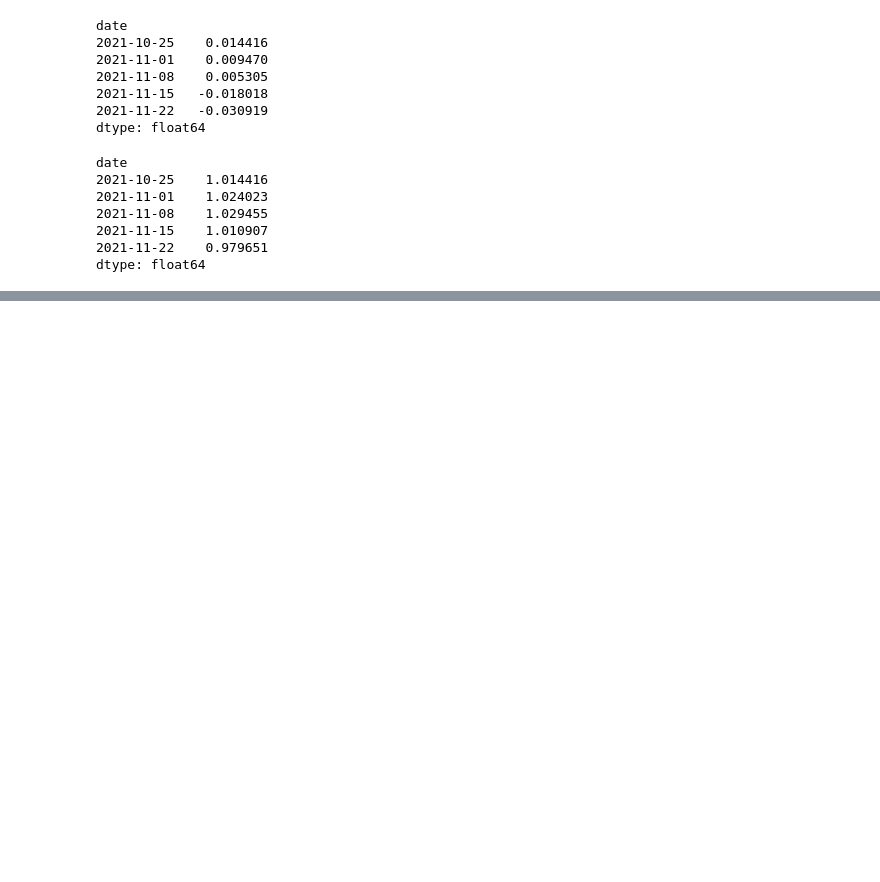
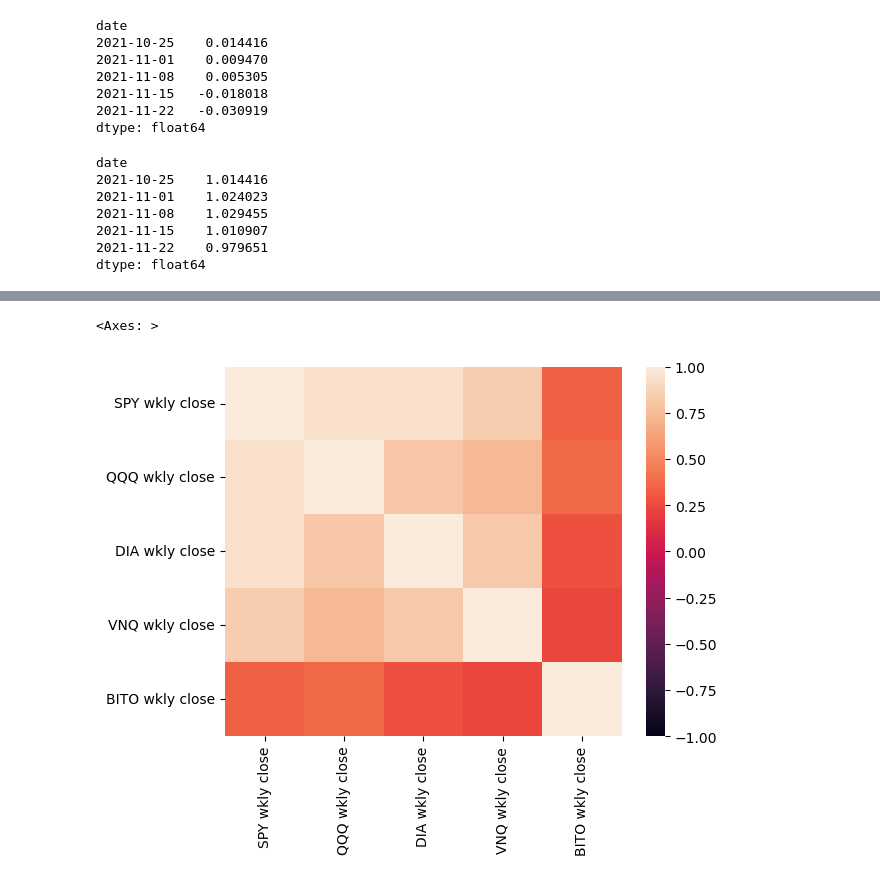
Before and after one commit to fintech-lex/finance-starterkit, a Jupyter notebook: Portfolio_creation.ipynb, the cells around one changed output, grey strips where cells are left out. Cells and saved outputs as stored; diff of their text form; code cells hidden in the pictures; blank space fills up the shorter version.

```diff
--- a/Portfolio_creation.ipynb
+++ b/Portfolio_creation.ipynb
@@ -156,0 +145,3 @@ cumulative_profit3.plot()
+# %%
+correlation=wkly_pct_change.corr()
+correlation
@@ -156,0 +157,5 @@ cumulative_profit3.plot()
+# %%
+sns.heatmap(correlation, vmin=-1, vmax=1)
+# %% [output]
+<Axes: >
+[figure, added]
```
Also changed, not shown: parts of 15 cells of this notebook.
